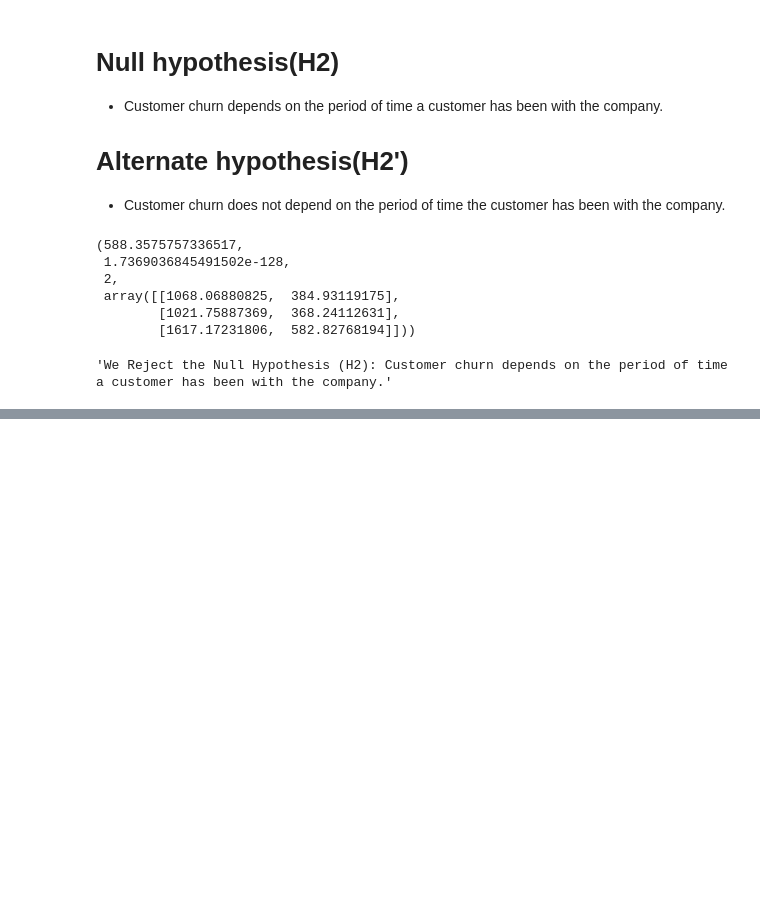
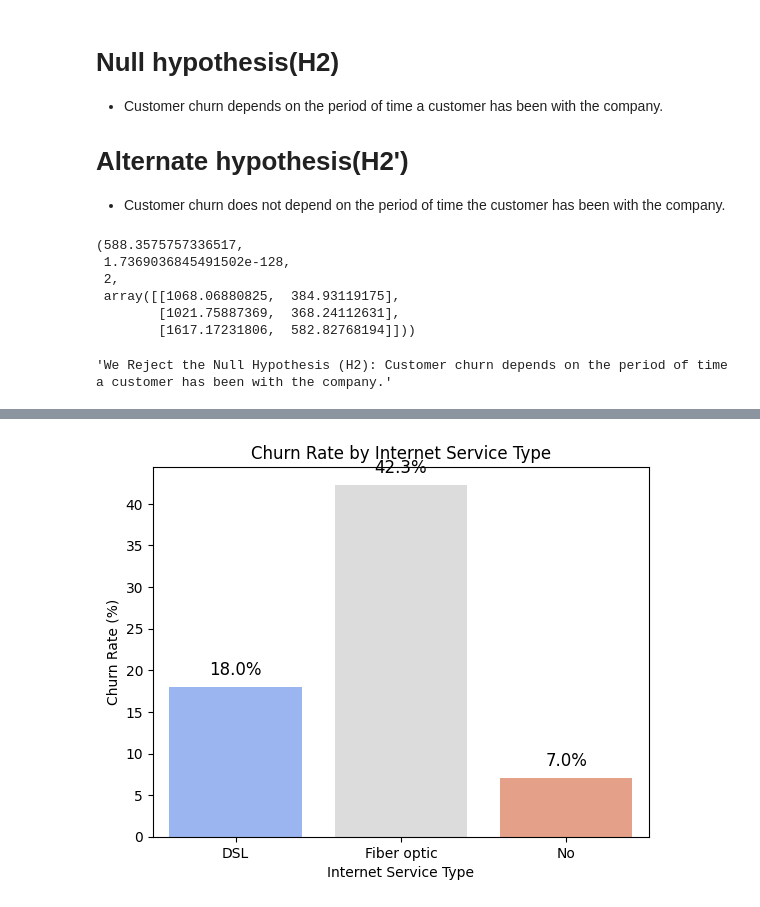
Before and after one commit to Sena-Aku-Agbotse/Customer-Churn-Analysis, a Jupyter notebook: Notebook/main.ipynb, the cells around one changed output, grey strips where cells are left out. Drawn from its saved outputs; the diff is of its cells as text; code cells hidden in the pictures; blank space fills up the shorter version.

```diff
--- a/Notebook/main.ipynb
+++ b/Notebook/main.ipynb
@@ -440,0 +463,4 @@ result
+# %%
+internet_service_churn = pd.crosstab(train_data['InternetService'], train_data['Churn'], normalize='index') * 100
+
+internet_service_churn
@@ -440,0 +473,11 @@ result
+# %%
+sns.barplot(x=internet_service_churn.index, y=internet_service_churn['Yes'], palette='coolwarm')
+plt.title('Churn Rate by Internet Service Type')
+plt.xlabel('Internet Service Type')
+plt.ylabel('Churn Rate (%)')
+for index, value in enumerate(internet_service_churn['Yes']):
+    plt.text(index, value + 1, f'{value:.1f}%', ha='center', va='bottom', fontsize=12)
+
+plt.show()
+# %% [output]
+[figure, added]
```
Also changed, not shown: parts of 16 cells of this notebook.
